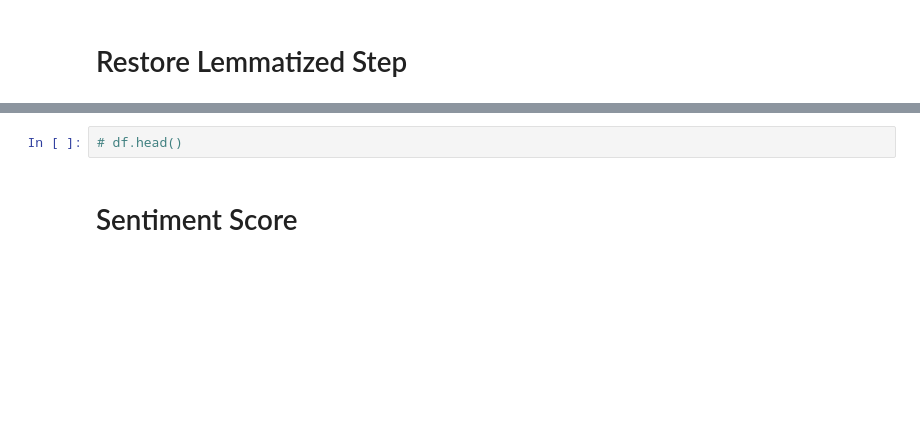
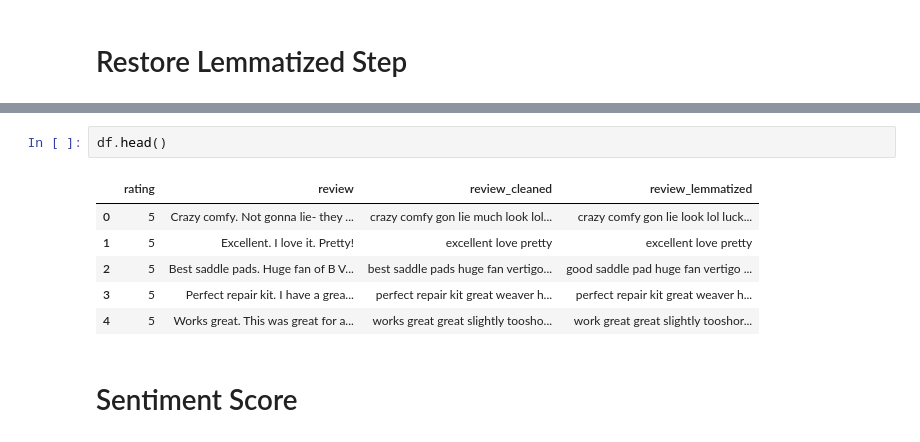
Before and after one commit to learninq/Master-Thesis-Sentiment-Analysis, a Jupyter notebook: 01.sentiment_analysis_dev.ipynb, the cells around one changed output, grey strips where cells are left out. Drawn from its saved outputs; the diff is of its cells as text; blank space fills up the shorter version.

```diff
--- a/01.sentiment_analysis_dev.ipynb
+++ b/01.sentiment_analysis_dev.ipynb
@@ -453,5 +457,12 @@ df.drop(columns=["review"], inplace=True)
 # %%
-# df.head()
+df.head()
+# %% [output]
+|  | rating | review | review_cleaned | review_lemmatized |
+| 0 | 5 | Crazy comfy. Not gonna lie- they ... | crazy comfy gon lie much look lol... | crazy comfy gon lie look lol luck... |
+| 1 | 5 | Excellent. I love it. Pretty! | excellent love pretty | excellent love pretty |
+| 2 | 5 | Best saddle pads. Huge fan of B V... | best saddle pads huge fan vertigo... | good saddle pad huge fan vertigo ... |
+| 3 | 5 | Perfect repair kit. I have a grea... | perfect repair kit great weaver h... | perfect repair kit great weaver h... |
+| 4 | 5 | Works great. This was great for a... | works great great slightly toosho... | work great great slightly tooshor... |
 # %% [markdown]
 # Sentiment Score
 # %%
```
Also changed, not shown: parts of 33 cells of this notebook.
